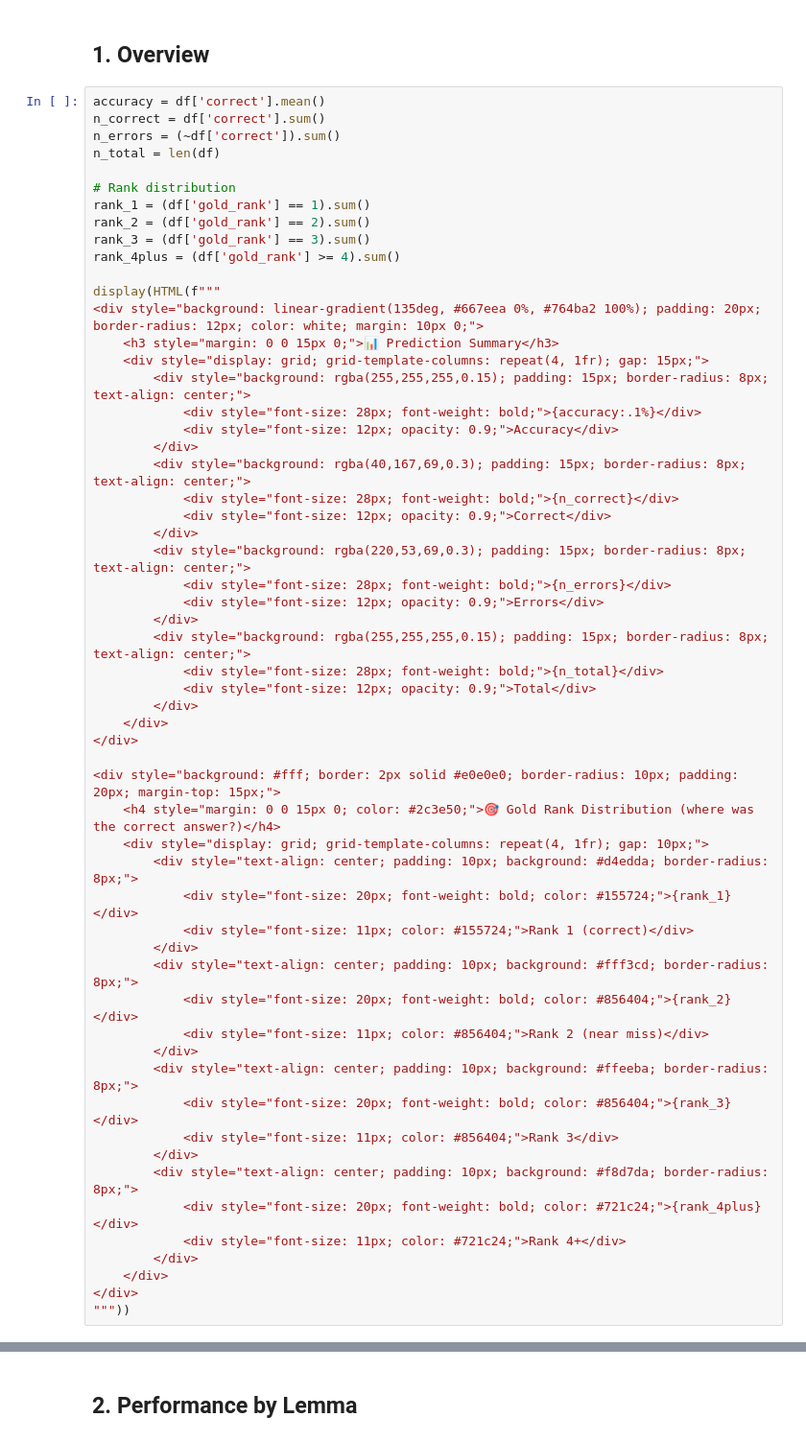
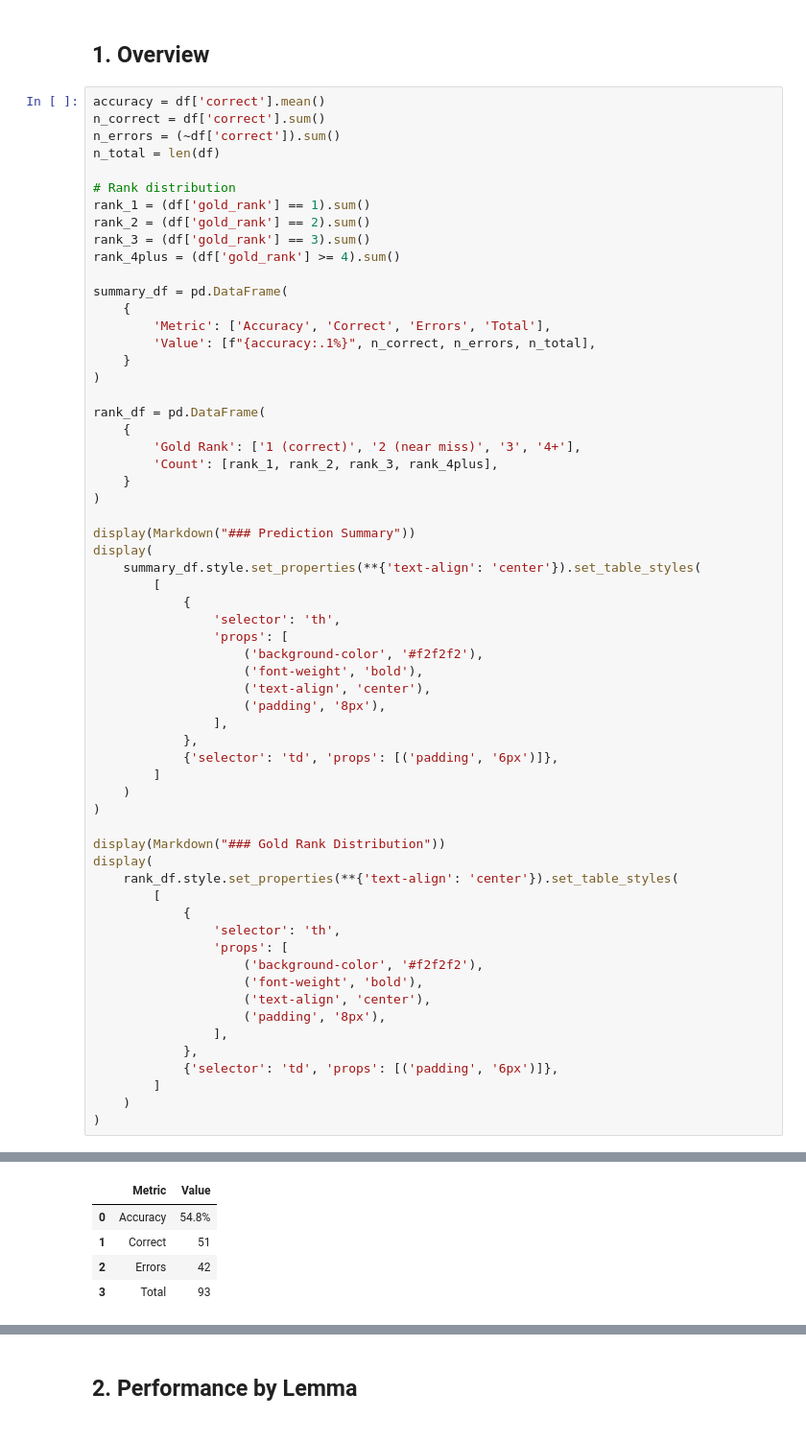
Before and after one commit to FlackoJodye1/diachronic-word-sense-change, a Jupyter notebook: notebooks/analysis/preliminary/error_analysis.ipynb, the cells around one changed output, grey strips where cells are left out. Shown at 96% size. Cells and saved outputs as stored; diff of their text form.

```diff
--- a/analysis/error_analysis.ipynb
+++ b/notebooks/analysis/preliminary/error_analysis.ipynb
@@ -58,49 +58,53 @@ rank_2 = (df['gold_rank'] == 2).sum()
 rank_3 = (df['gold_rank'] == 3).sum()
 rank_4plus = (df['gold_rank'] >= 4).sum()
 
-display(HTML(f"""
-<div style="background: linear-gradient(135deg, #667eea 0%, #764ba2 100%); padding: 20px; border-radius: 12px; color: white; margin: 10px 0;">
-    <h3 style="margin: 0 0 15px 0;">📊 Prediction Summary</h3>
-    <div style="display: grid; grid-template-columns: repeat(4, 1fr); gap: 15px;">
-        <div style="background: rgba(255,255,255,0.15); padding: 15px; border-radius: 8px; text-align: center;">
-            <div style="font-size: 28px; font-weight: bold;">{accuracy:.1%}</div>
-            <div style="font-size: 12px; opacity: 0.9;">Accuracy</div>
-        </div>
-        <div style="background: rgba(40,167,69,0.3); padding: 15px; border-radius: 8px; text-align: center;">
-            <div style="font-size: 28px; font-weight: bold;">{n_correct}</div>
-            <div style="font-size: 12px; opacity: 0.9;">Correct</div>
-        </div>
-        <div style="background: rgba(220,53,69,0.3); padding: 15px; border-radius: 8px; text-align: center;">
-            <div style="font-size: 28px; font-weight: bold;">{n_errors}</div>
-            <div style="font-size: 12px; opacity: 0.9;">Errors</div>
-        </div>
-        <div style="background: rgba(255,255,255,0.15); padding: 15px; border-radius: 8px; text-align: center;">
-            <div style="font-size: 28px; font-weight: bold;">{n_total}</div>
-            <div style="font-size: 12px; opacity: 0.9;">Total</div>
-        </div>
-    </div>
-</div>
+summary_df = pd.DataFrame(
+    {
+        'Metric': ['Accuracy', 'Correct', 'Errors', 'Total'],
+        'Value': [f"{accuracy:.1%}", n_correct, n_errors, n_total],
+    }
+)
 
-<div style="background: #fff; border: 2px solid #e0e0e0; border-radius: 10px; padding: 20px; margin-top: 15px;">
-    <h4 style="margin: 0 0 15px 0; color: #2c3e50;">🎯 Gold Rank Distribution (where was the correct answer?)</h4>
-    <div style="display: grid; grid-template-columns: repeat(4, 1fr); gap: 10px;">
-        <div style="text-align: center; padding: 10px; background: #d4edda; border-radius: 8px;">
-            <div style="font-size: 20px; font-weight: bold; color: #155724;">{rank_1}</div>
-            <div style="font-size: 11px; color: #155724;">Rank 1 (correct)</div>
-        </div>
-        <div style="text-align: center; padding: 10px; background: #fff3cd; border-radius: 8px;">
-            <div style="font-size: 20px; font-weight: bold; color: #856404;">{rank_2}</div>
-            <div style="font-size: 11px; color: #856404;">Rank 2 (near miss)</div>
-        </div>
-        <div style="text-align: center; padding: 10px; background: #ffeeba; border-radius: 8px;">
-            <div style="font-size: 20px; font-weight: bold; color: #856404;">{rank_3}</div>
-            <div style="font-size: 11px; color: #856404;">Rank 3</div>
-        </div>
-        <div style="text-align: center; padding: 10px; background: #f8d7da; border-radius: 8px;">
-            <div style="font-size: 20px; font-weight: bold; color: #721c24;">{rank_4plus}</div>
-            <div style="font-size: 11px; color: #721c24;">Rank 4+</div>
-        </div>
-    </div>
-</div>
-"""))
+rank_df = pd.DataFrame(
+    {
+        'Gold Rank': ['1 (correct)', '2 (near miss)', '3', '4+'],
+        'Count': [rank_1, rank_2, rank_3, rank_4plus],
+    }
+)
+
+display(Markdown("### Prediction Summary"))
+display(
+    summary_df.style.set_properties(**{'text-align': 'center'}).set_table_styles(
+        [
+            {
+                'selector': 'th',
+                'props': [
+                    ('background-color', '#f2f2f2'),
+                    ('font-weight', 'bold'),
+                    ('text-align', 'center'),
+                    ('padding', '8px'),
+                ],
+            },
+            {'selector': 'td', 'props': [('padding', '6px')]},
+        ]
+    )
+)
+
+display(Markdown("### Gold Rank Distribution"))
+display(
+    rank_df.style.set_properties(**{'text-align': 'center'}).set_table_styles(
+        [
+            {
+                'selector': 'th',
+                'props': [
+                    ('background-color', '#f2f2f2'),
+                    ('font-weight', 'bold'),
+                    ('text-align', 'center'),
+                    ('padding', '8px'),
+                ],
+            },
+            {'selector': 'td', 'props': [('padding', '6px')]},
+        ]
+    )
+)
 # %% [output]
@@ -124,0 +112,5 @@ Rank 4+
+|  | Metric | Value |
+| 0 | Accuracy | 54.8% |
+| 1 | Correct | 51 |
+| 2 | Errors | 42 |
+| 3 | Total | 93 |
```
Also changed, not shown: parts of 5 cells of this notebook, 45 other files.
